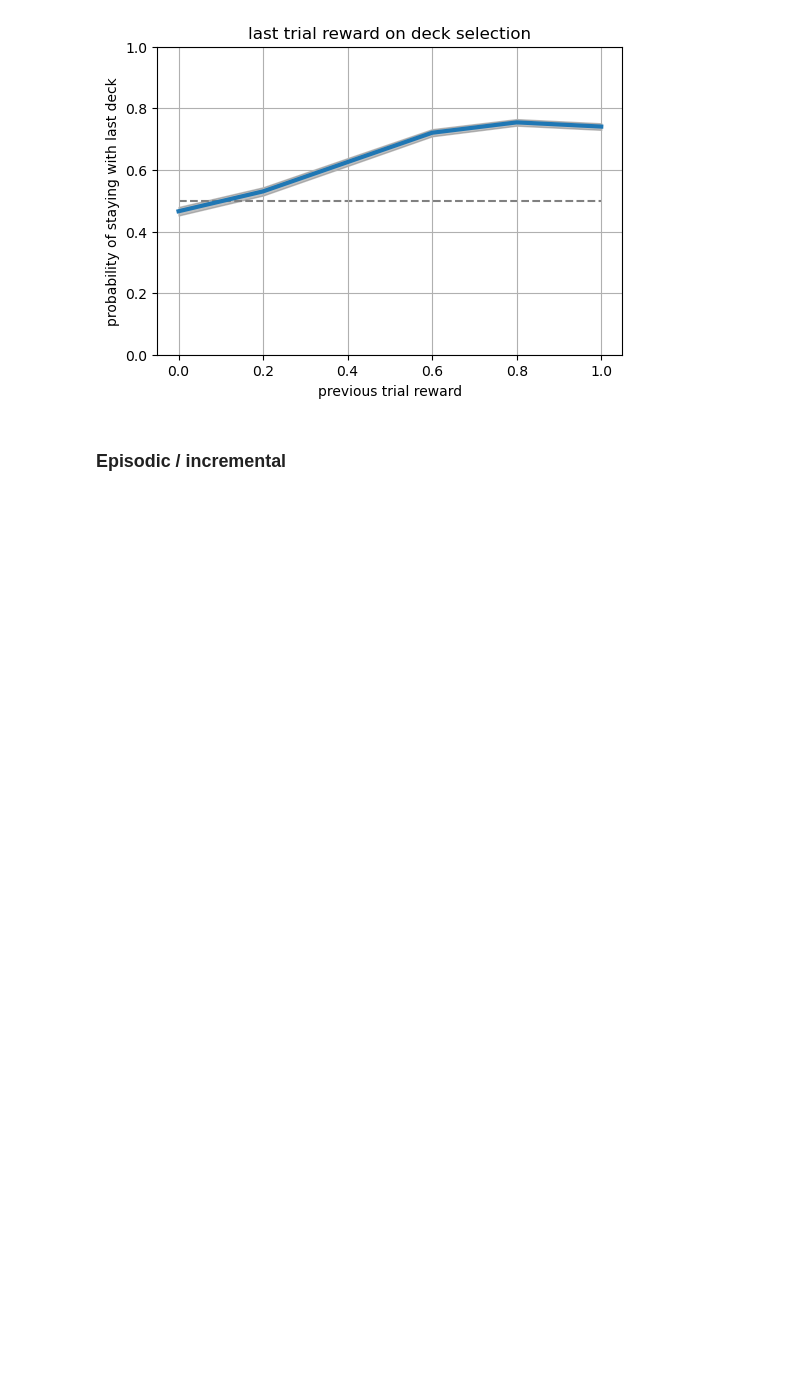
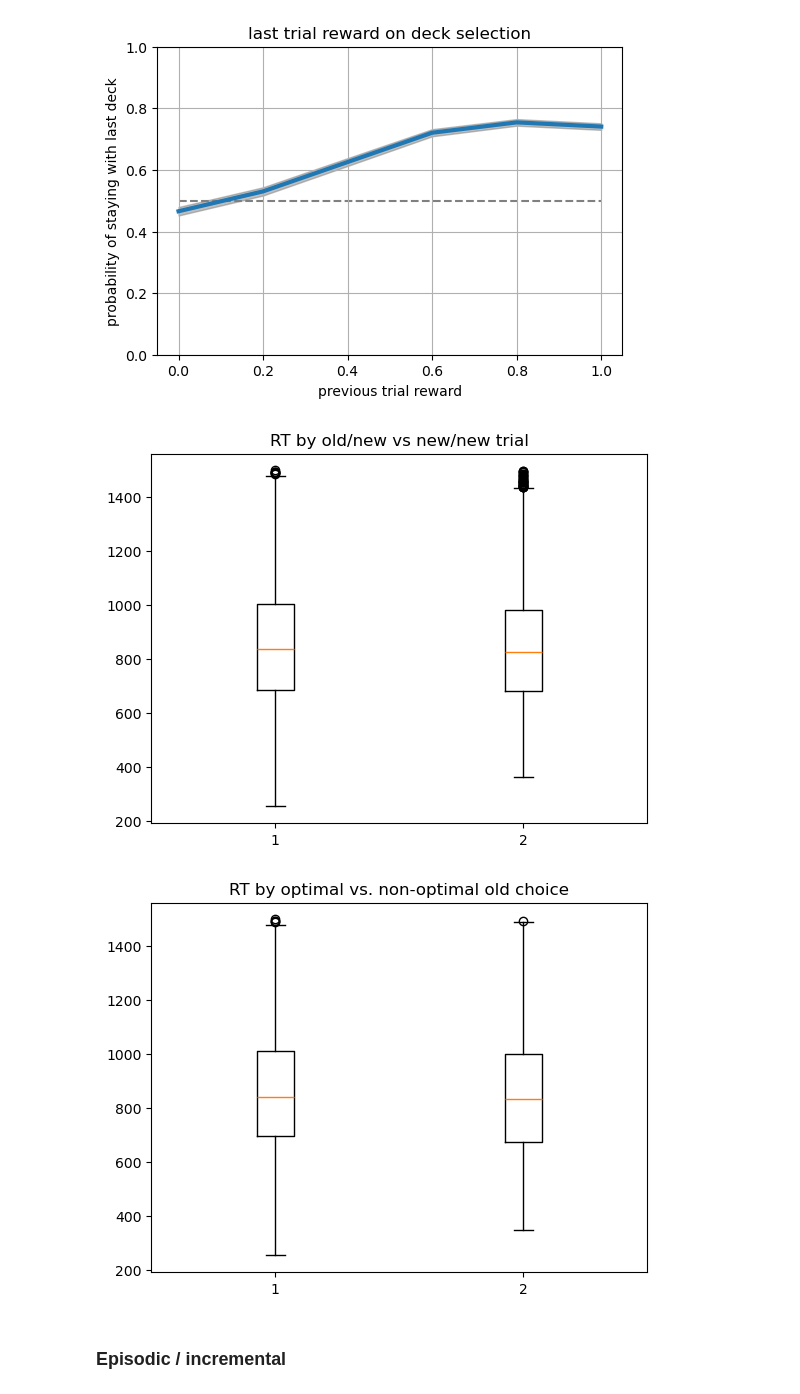
Before and after one commit to csiyer/hybrid_rl, a Jupyter notebook: fmri_analysis/behavior.ipynb, the cells around one changed output. Drawn from its saved outputs; the diff is of its cells as text; code cells hidden in the pictures; blank space fills up the shorter version.

```diff
--- a/fmri_analysis/behavior.ipynb
+++ b/fmri_analysis/behavior.ipynb
@@ -136,6 +138,18 @@ pf.simple_plot(data, x_var='PP', y_var = 'StayResp', ylim=(0,1), chance=0.5,
              title='last trial reward on deck selection')
 # %% [output]
 [figure]
+# %%
+# RT differences between key conditions?
+plt.boxplot([ data[(data.OldT==1)&(~pd.isna(data.RT))].RT, data[(data.OldT==0)&(~pd.isna(data.RT))].RT ])
+plt.title('RT by old/new vs new/new trial')
+plt.show()
+
+plt.boxplot([ data[(data.OptObj==1)&(~pd.isna(data.RT))].RT, data[(data.OptObj==0)&(~pd.isna(data.RT))].RT ])
+plt.title('RT by optimal vs. non-optimal old choice')
+plt.show()
+# %% [output]
+[figure, added]
+[figure, added]
 # %% [markdown]
 ### Episodic / incremental
 # %%
```
Also changed, not shown: parts of 7 cells of this notebook, 7 other files.
